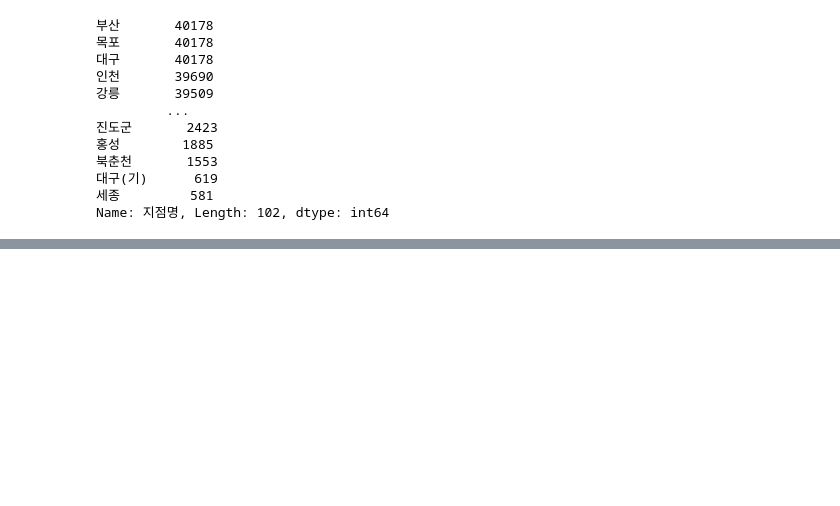
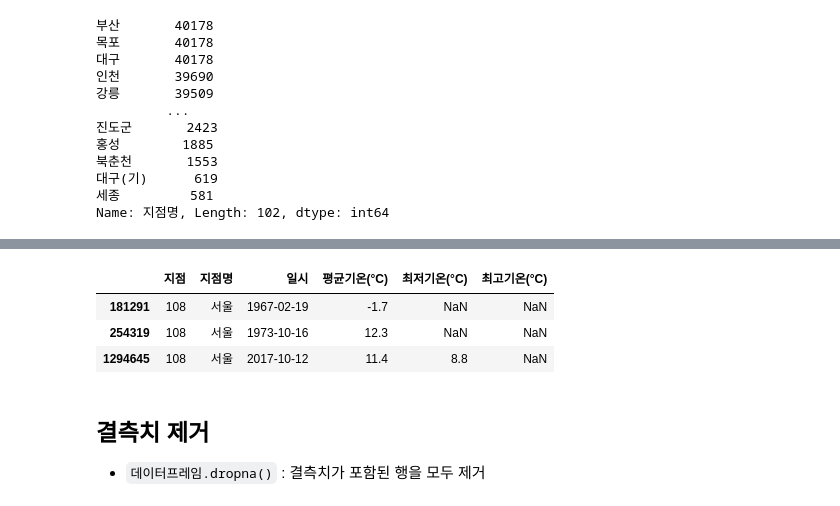
Before and after one commit to limetree-indigo/python-visualization, a Jupyter notebook: 08 서울시 연간 기온변화 시각화/08 서울시 연간 기온변화 분석 및 시각화.ipynb, the cells around one changed output, grey strips where cells are left out. Saved outputs shown, nothing was run; the diff lists cells and outputs as text; code cells hidden in the pictures; blank space fills up the shorter version.

```diff
--- a/08 서울시 연간 기온변화 시각화/08 서울시 연간 기온변화 분석 및 시각화.ipynb
+++ b/08 서울시 연간 기온변화 시각화/08 서울시 연간 기온변화 분석 및 시각화.ipynb
@@ -199,0 +235,11 @@ Name: 지점명, Length: 102, dtype: int64
+# %%
+# 결측치가 있는 데이터 보기
+df_seoul[(df_seoul['최저기온(°C)'].isnull()) | (df_seoul['최고기온(°C)'].isnull())]
+# %% [output]
+|  | 지점 | 지점명 | 일시 | 평균기온(°C) | 최저기온(°C) | 최고기온(°C) |
+| 181291 | 108 | 서울 | 1967-02-19 | -1.7 | NaN | NaN |
+| 254319 | 108 | 서울 | 1973-10-16 | 12.3 | NaN | NaN |
+| 1294645 | 108 | 서울 | 2017-10-12 | 11.4 | 8.8 | NaN |
+# %% [markdown]
+## 결측치 제거
+- `데이터프레임.dropna()` : 결측치가 포함된 행을 모두 제거
```
Also changed, not shown: parts of 12 cells of this notebook.
